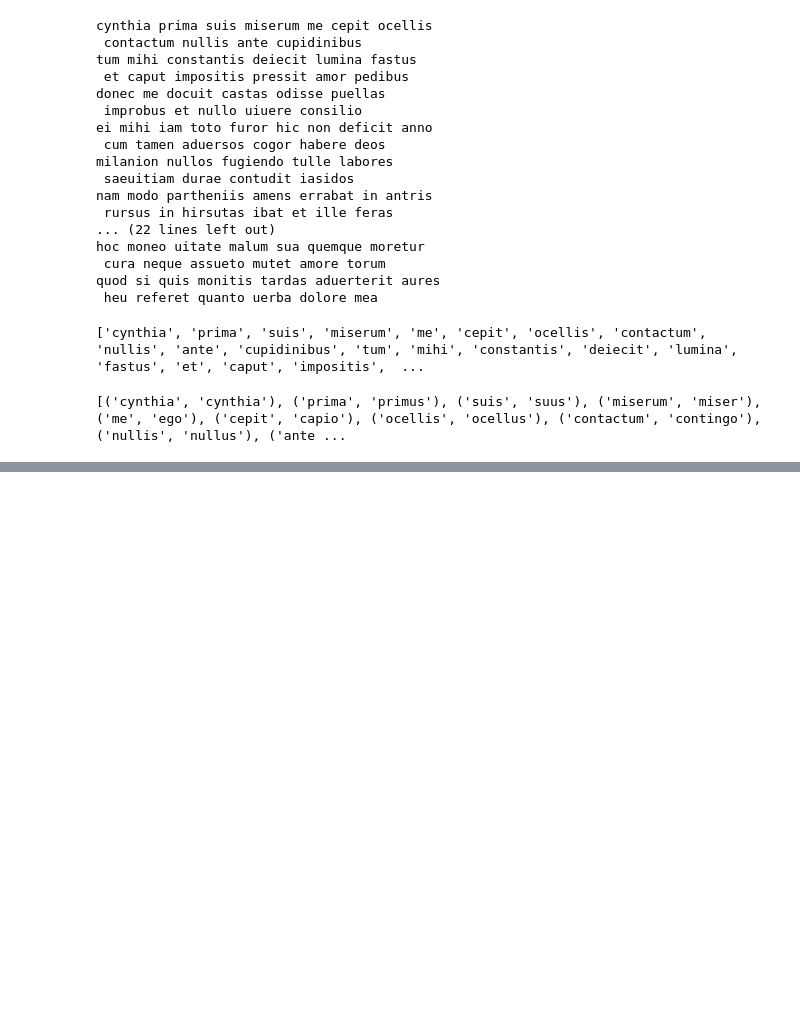
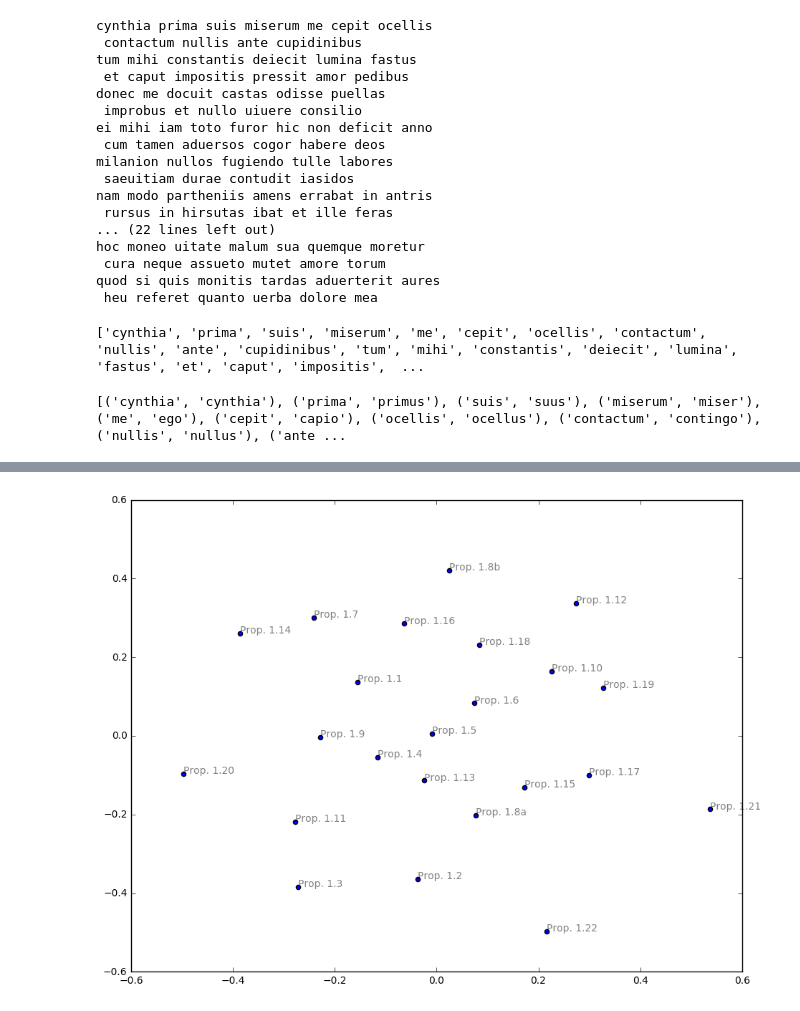
Before and after one commit to diyclassics/ll-experiments, a Jupyter notebook: yale.ipynb, the cells around one changed output, grey strips where cells are left out. Cells and saved outputs as stored; diff of their text form; code cells hidden in the pictures; blank space fills up the shorter version.

```diff
--- a/yale.ipynb
+++ b/yale.ipynb
@@ -293,0 +369,5 @@ for i, pair in enumerate(propertius_lemmas_mc[:10]):
+# %%
+dtm = vectorizer.fit_transform(propertius_lemmatized_texts)
+dtm = dtm.toarray()
+vocab = np.array(vectorizer.get_feature_names())
+print(vocab)
@@ -293,0 +387,19 @@ for i, pair in enumerate(propertius_lemmas_mc[:10]):
+# %%
+dist = 1 - cosine_similarity(dtm)
+# %%
+mds = MDS(n_components=2, dissimilarity='precomputed', random_state=1)
+# %%
+pos = mds.fit_transform(dist)
+# %%
+plt.figure(figsize=(11,8.5))
+
+xs, ys = pos[:,0], pos[:,1]
+plt.scatter(xs, ys, cmap='spring')
+for x, y, name in zip(xs, ys, propertius_titles):
+    plt.text(x,y,name,alpha=0.5,fontsize=10)
+
+
+#print(len(xs))
+plt.show()
+# %% [output]
+[figure, added]
```
Also changed, not shown: parts of 23 cells of this notebook.
